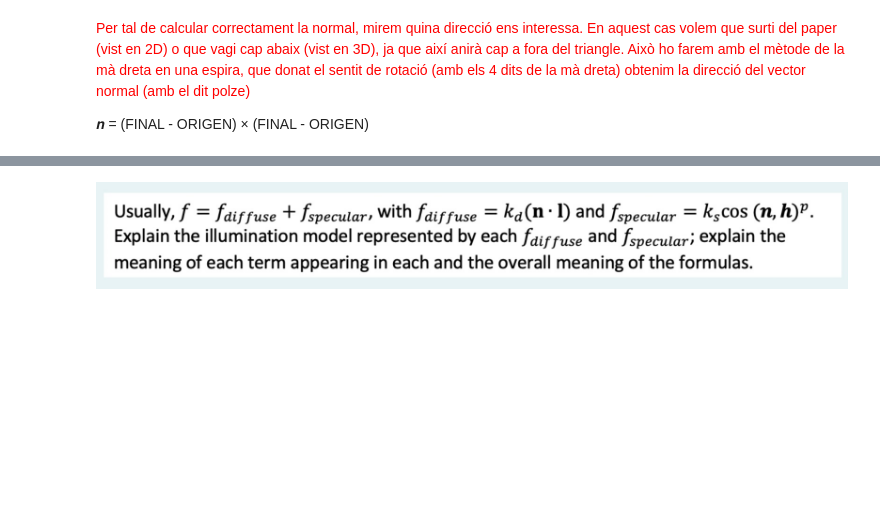
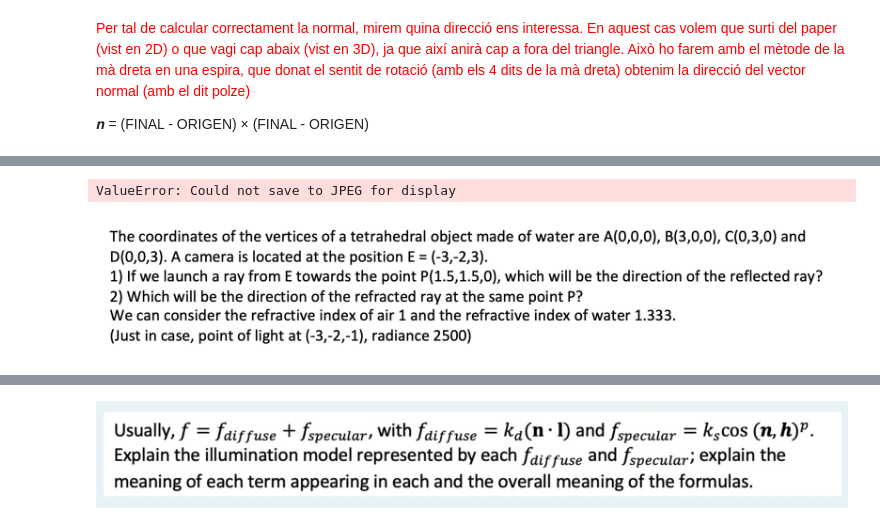
Before and after one commit to BernatRubio/MiniExams, a Jupyter notebook: miniExam1.ipynb, the cells around one changed output, grey strips where cells are left out. Drawn from its saved outputs; the diff is of its cells as text; code cells hidden in the pictures; blank space fills up the shorter version.

Commit message:
FOTOS+CANVIS

```diff
--- a/miniExam1.ipynb
+++ b/miniExam1.ipynb
@@ -309,0 +372,6 @@ Magnitud: 9.0
+# %%
+img8 = Image.open("./Fotos/foto13.jpeg")
+display(img8)
+# %% [output]
+ValueError: Could not save to JPEG for display
+[figure, added]
```
Also changed, not shown: parts of 6 cells of this notebook, 7 other files.
